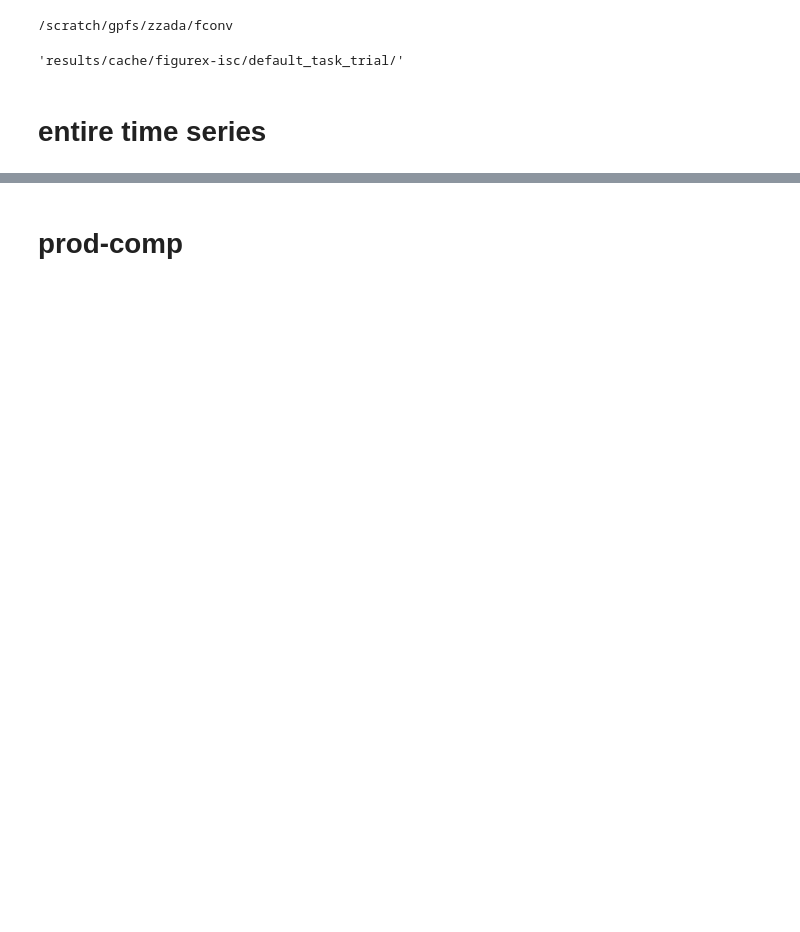
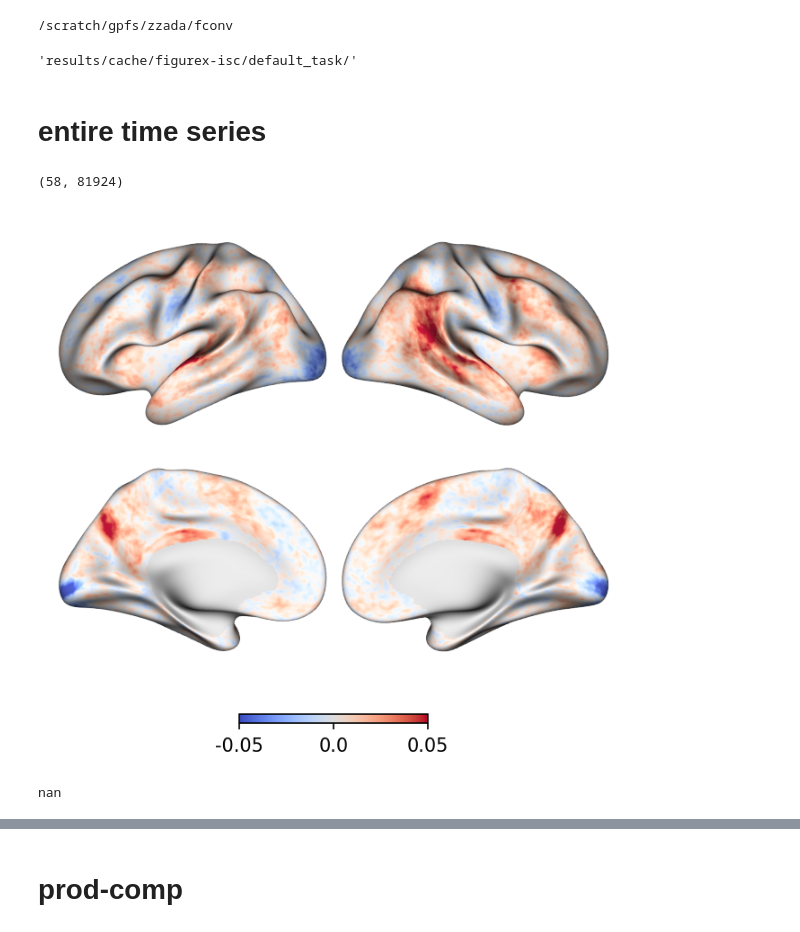
Before and after one commit to YeajuDianaKim394/EncodingModels, a Jupyter notebook: code/figure3-isc.ipynb, the cells around one changed output, grey strips where cells are left out. Cells and saved outputs as stored; diff of their text form; code cells hidden in the pictures; blank space fills up the shorter version.

```diff
--- a/code/figure3-isc.ipynb
+++ b/code/figure3-isc.ipynb
@@ -33,7 +33,7 @@ plt.style.use('figures.mplstyle')
 # %%
 cache = 'model9'
 cache = 'default_task'
-cache = 'default_task_trial'
+# cache = 'default_task_trial'
 
 FG_MASK = get_brainmask()
 
@@ -44,7 +44,7 @@ resultdir = f'figures/figure3/{cache}'
 
 cachedir
 # %% [output]
-'results/cache/figurex-isc/default_task_trial/'
+'results/cache/figurex-isc/default_task/'
 # %% [markdown]
 # entire time series
 # %%
@@ -66,6 +66,8 @@ def get_full_isc():
 # %%
 sub_full_isc = get_full_isc()
 sub_full_isc.shape
+# %% [output]
+(58, 81924)
 # %%
 # save
 with h5py.File(f"{cachedir}/full_isc.hdf5", "w") as f:
@@ -76,9 +78,16 @@ with h5py.File(f"{cachedir}/full_isc.hdf5", "r") as f:
     sub_full_isc = f["sub_full_isc"][...]
 # %%
 avg_isc = sub_full_isc.mean(0)
+# %%
+fig = plot.surface_plot(avg_isc, cmap='coolwarm', vmin=-.05, vmax=.05)
+fig.show()
+# %% [output]
+[figure, added]
 # %%
-sigmask = stats.ttest_1samp(sub_full_isc, method='fdr_bh', alpha=0.05)
+sigmask = stats.ttest_1samp(sub_full_isc)#, method='fdr_bh', alpha=0.05)
 sigmask.sum()
+# %% [output]
+nan
 # %%
 # save
 with h5py.File(f"{cachedir}/full_isc_avg.hdf5", "w") as f:
```
Also changed, not shown: parts of 4 cells of this notebook, 12 other files.
